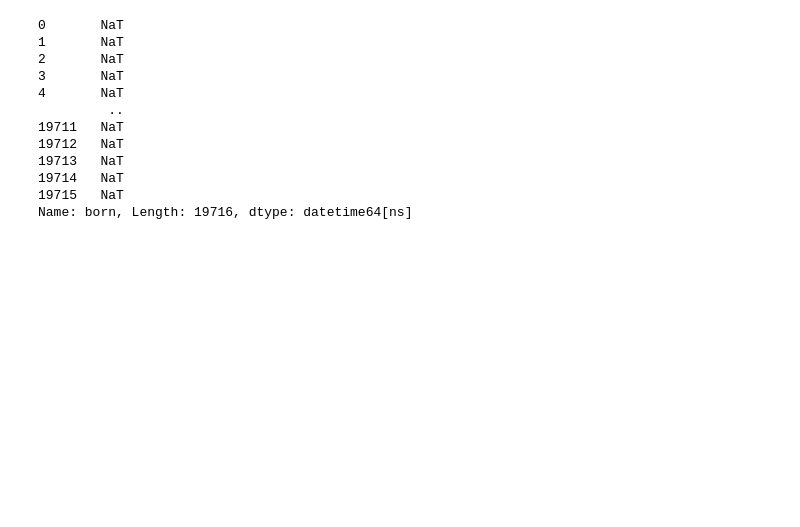
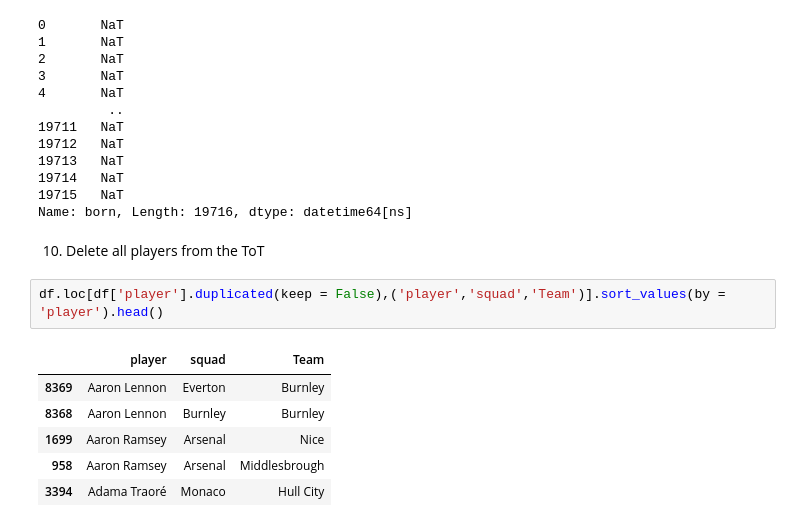
Before and after one commit to CyberWol-12/Python-Pandas-Data-Analysis-Journey, a Jupyter notebook: 01_FIFA_wordcup_capstone_project/capstone_project.ipynb, the cells around one changed output. Saved outputs shown, nothing was run; the diff lists cells and outputs as text; blank space fills up the shorter version.

Commit message:
duplicated

```diff
--- a/01_FIFA_wordcup_capstone_project/capstone_project.ipynb
+++ b/01_FIFA_wordcup_capstone_project/capstone_project.ipynb
@@ -155,3 +155,14 @@ pd.to_datetime(df['born'])
 19714   NaT
 19715   NaT
 Name: born, Length: 19716, dtype: datetime64[ns]
+# %% [markdown]
+10. Delete all players from the ToT
+# %%
+df.loc[df['player'].duplicated(keep = False),('player','squad','Team')].sort_values(by = 'player').head()
+# %% [output]
+|  | player | squad | Team |
+| 8369 | Aaron Lennon | Everton | Burnley |
+| 8368 | Aaron Lennon | Burnley | Burnley |
+| 1699 | Aaron Ramsey | Arsenal | Nice |
+| 958 | Aaron Ramsey | Arsenal | Middlesbrough |
+| 3394 | Adama Traoré | Monaco | Hull City |
```
